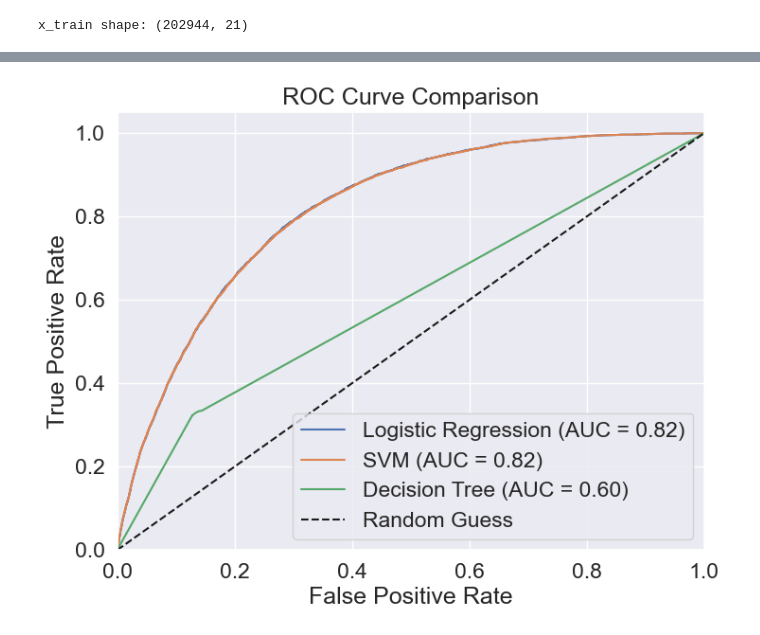
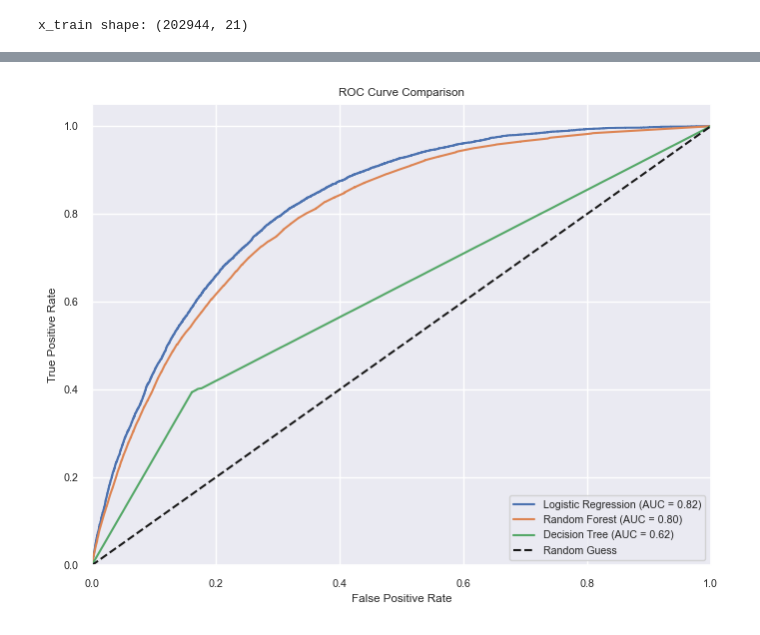
Before and after one commit to SulbenS/MaskinL-ringOppgaver, a Jupyter notebook: Oppgave2.ipynb, the cells around one changed output, grey strips where cells are left out. Saved outputs shown, nothing was run; the diff lists cells and outputs as text; code cells hidden in the pictures.

```diff
--- a/Oppgave2.ipynb
+++ b/Oppgave2.ipynb
@@ -140,6 +96,5 @@ Text(0.5, 1.0, 'Diabetes distribution by age groups (Training data)')
 # %%
 plt.figure(figsize=(7,5))
-sns.set(font_scale=1.5)
-sns.countplot(x='Smoker', data=dfTrain, hue="Diabetes_binary")
-plt.title('Diabetes distribution by smoker (Training data)')
+sns.histplot(dfTrain['BMI'], bins=20)
+plt.title('Distribution of BMI (Training data)')
 # %% [output]
@@ -149,14 +104,14 @@ Text(0.5, 1.0, 'Diabetes distribution by smoker (Training data)')
 numeric_df = dfTrain.select_dtypes(include='number')
 corr_matrix = numeric_df.corr()
 
+sns.set_theme(font_scale=0.7, )
 plt.figure(figsize=(14, 12))
 ax = sns.heatmap(
     corr_matrix,
-    annot=False,
+    annot=True,
     fmt=".2f",
     cmap="coolwarm",
     square=True,
-    cbar_kws={"orientation": "horizontal"}
 )
 plt.title("Feature Correlation Heatmap (Training Data)", fontsize=24)
 plt.xticks(fontsize=18, rotation=90)
@@ -175,7 +130,10 @@ print ("x_train shape:", x_train.shape)
 # %% [output]
 x_train shape: (202944, 21)
 # %%
-# Balance the classes in the training set
-smote = SMOTE(random_state=42)
-X_resampled, y_resampled = smote.fit_resample(x_train, y_train)
-X_resampled.shape, y_resampled.shape
+# Balance the classes in the training set with under and oversampling (Only training)
+sampling_pipeline = Pipeline([
+    ('smote', SMOTE(sampling_strategy=0.5, random_state=42)),
+    ('under', RandomUnderSampler(sampling_strategy=0.8, random_state=42))
+])
+
+X_resampled, y_resampled = sampling_pipeline.fit_resample(x_train, y_train)
@@ -205,20 +161,20 @@ preprocessor = ColumnTransformer([
 # Create pipelines for each model
 logisticModel = Pipeline(steps=[
     ('preprocessor', preprocessor),
-    ('model', LogisticRegression(max_iter=2000))
+    ('model', LogisticRegression(max_iter=2000, class_weight={0:1, 1:2}))
 ])
-svmModel = Pipeline(steps=[
+randomForestModel = Pipeline(steps=[
     ('preprocessor', preprocessor),
-    ('model', LinearSVC())
+    ('model', RandomForestClassifier(class_weight={0:1, 1:2}))
 ])
 decisionTreeModel = Pipeline(steps=[
     ('preprocessor', preprocessor),
-    ('model', DecisionTreeClassifier())
+    ('model', DecisionTreeClassifier(class_weight={0:1, 1:2}))
 ])
 
 # Train the models
 logisticModel.fit(X_resampled, y_resampled)
-svmModel.fit(X_resampled, y_resampled)
+randomForestModel.fit(X_resampled, y_resampled)
 decisionTreeModel.fit(X_resampled, y_resampled)
 # %% [output]
 Pipeline(steps=[('preprocessor',
@@ -283,35 +247,35 @@ weighted avg       0.80      0.80      0.80     50736
 # %%
 from sklearn.metrics import roc_curve, auc, RocCurveDisplay
 plt.figure(figsize=(8, 6))
 
 y_score_logistic = logisticModel.predict_proba(x_test)[:, 1] if hasattr(logisticModel, "predict_proba") else logisticModel.decision_function(x_test)
 fpr_log, tpr_log, _ = roc_curve(y_test, y_score_logistic)
 roc_auc_log = auc(fpr_log, tpr_log)
 plt.plot(fpr_log, tpr_log, label=f'Logistic Regression (AUC = {roc_auc_log:.2f})')
 
-if hasattr(svmModel, "decision_function"):
-    y_score_svm = svmModel.decision_function(x_test)
+if hasattr(randomForestModel, "decision_function"):
+    y_score_forest = randomForestModel.decision_function(x_test)
 else:
-    y_score_svm = svmModel.predict_proba(x_test)[:, 1]
-fpr_svm, tpr_svm, _ = roc_curve(y_test, y_score_svm)
-roc_auc_svm = auc(fpr_svm, tpr_svm)
-plt.plot(fpr_svm, tpr_svm, label=f'SVM (AUC = {roc_auc_svm:.2f})')
+    y_score_forest = randomForestModel.predict_proba(x_test)[:, 1]
+fpr_forest, tpr_forest, _ = roc_curve(y_test, y_score_forest)
+roc_auc_forest = auc(fpr_forest, tpr_forest)
+plt.plot(fpr_forest, tpr_forest, label=f'Random Forest (AUC = {roc_auc_forest:.2f})')
 
 y_score_tree = decisionTreeModel.predict_proba(x_test)[:, 1] if hasattr(decisionTreeModel, "predict_proba") else decisionTreeModel.decision_function(x_test)
 fpr_tree, tpr_tree, _ = roc_curve(y_test, y_score_tree)
 roc_auc_tree = auc(fpr_tree, tpr_tree)
 plt.plot(fpr_tree, tpr_tree, label=f'Decision Tree (AUC = {roc_auc_tree:.2f})')
 
 plt.plot([0, 1], [0, 1], 'k--', label='Random Guess')
 plt.xlim([0.0, 1.0])
 plt.ylim([0.0, 1.05])
 plt.xlabel('False Positive Rate')
 plt.ylabel('True Positive Rate')
 plt.title('ROC Curve Comparison')
 plt.legend(loc='lower right')
 plt.grid(True)
 plt.show()
 # %% [output]
-[figure, old version]
+[figure, new version]
 # %%
 numeric_df = dfTrain.select_dtypes(include='number')
```
Also changed, not shown: parts of 14 cells of this notebook, 1 other file.
